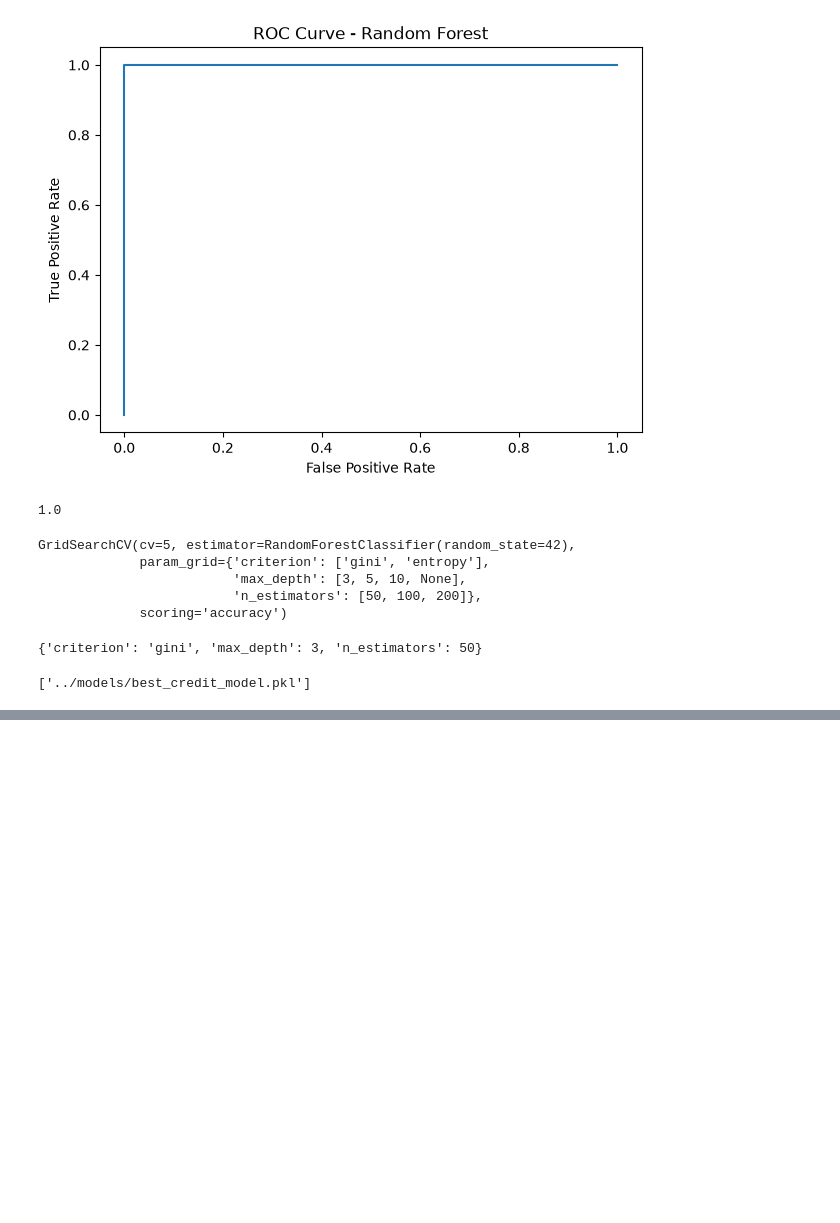
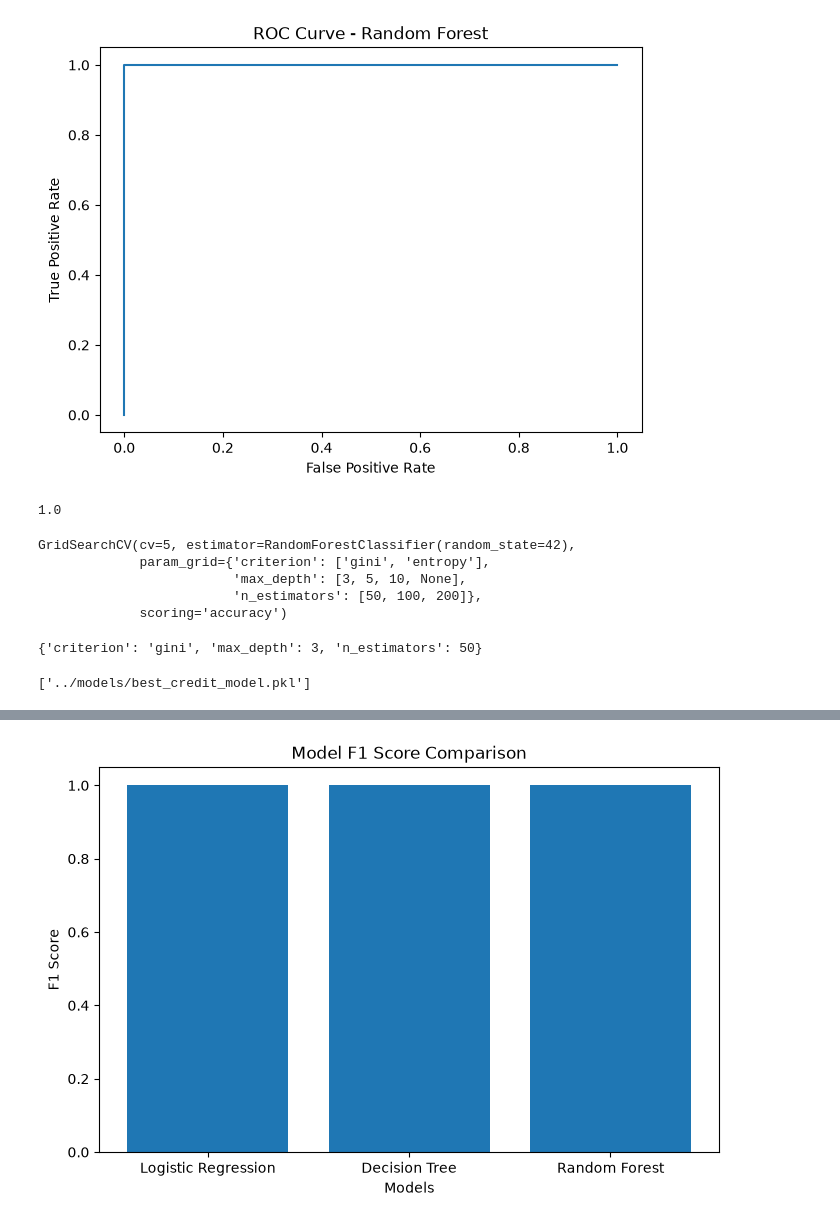
Before and after one commit to aadeshkhollam-hub/Creditworthiness---Prediction, a Jupyter notebook: notebooks/credit_prediction.ipynb, the cells around one changed output, grey strips where cells are left out. Saved outputs shown, nothing was run; the diff lists cells and outputs as text; code cells hidden in the pictures; blank space fills up the shorter version.

```diff
--- a/notebooks/credit_prediction.ipynb
+++ b/notebooks/credit_prediction.ipynb
@@ -889,0 +912,15 @@ best_model,
+# %%
+plt.figure(figsize=(8,5))
+
+plt.bar(
+    results["Model"],
+    results["F1 Score"]
+)
+
+plt.title("Model F1 Score Comparison")
+plt.xlabel("Models")
+plt.ylabel("F1 Score")
+
+plt.show()
+# %% [output]
+[figure, added]
```
Also changed, not shown: parts of 14 cells of this notebook.
